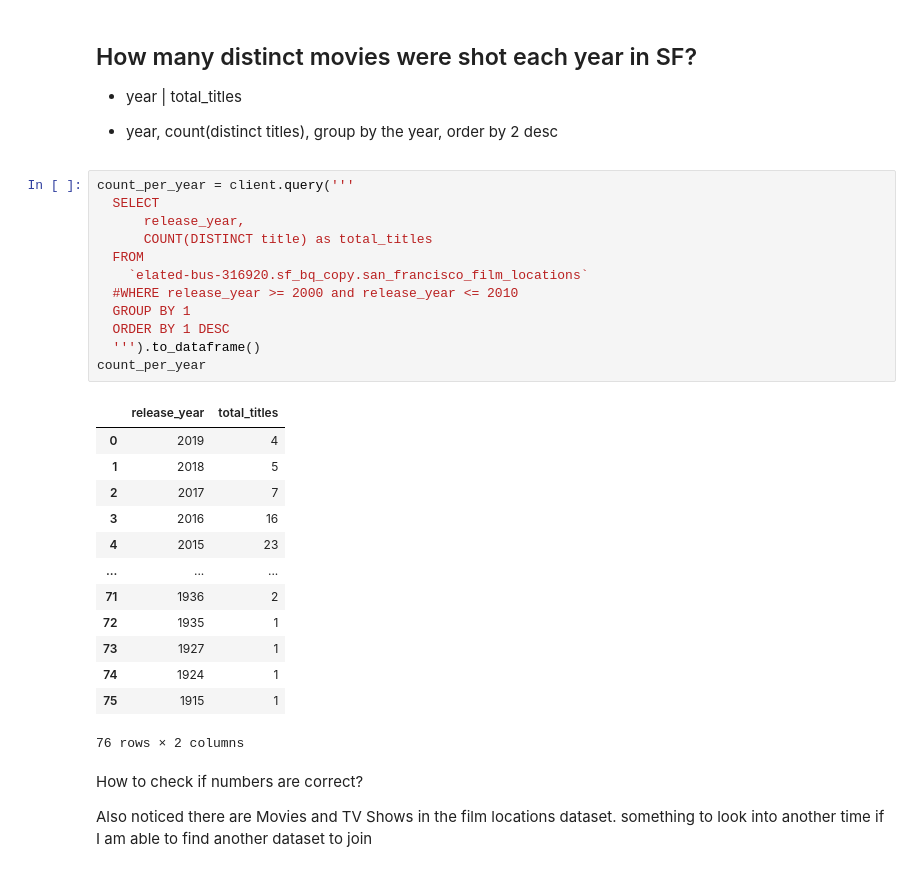
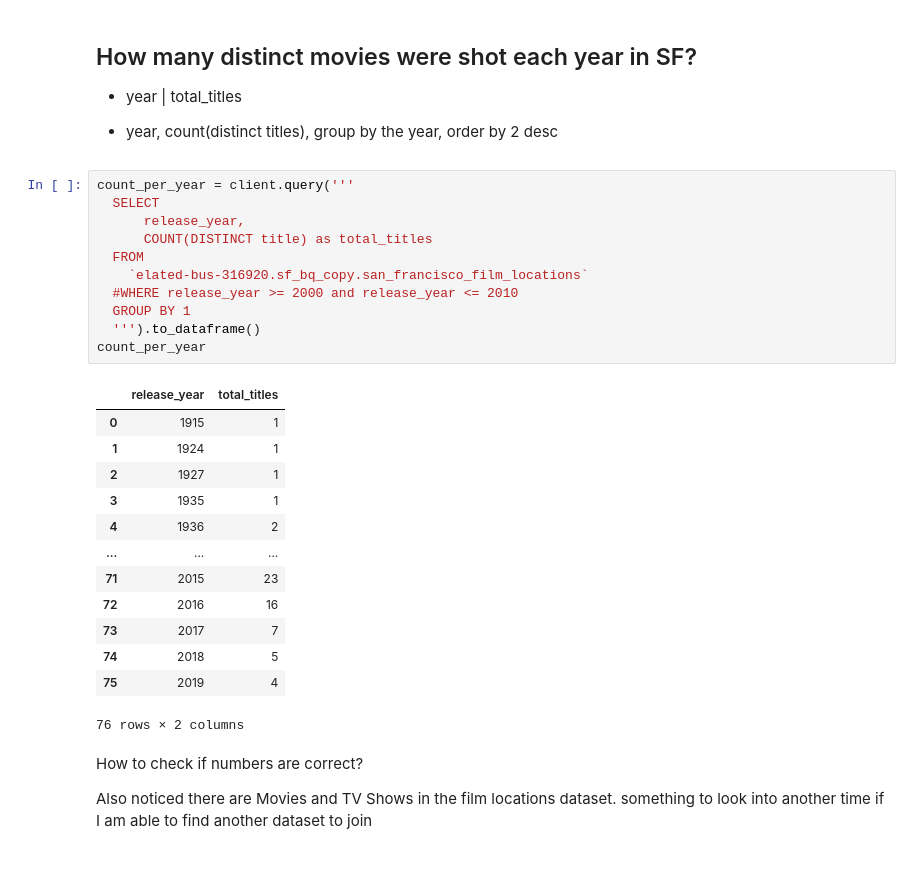
Before and after one commit to abeyp/sf-film-locations, a Jupyter notebook: sf_film_locations_analysis.ipynb, the cells around one changed output. Saved outputs shown, nothing was run; the diff lists cells and outputs as text.

```diff
--- a/sf_film_locations_analysis.ipynb
+++ b/sf_film_locations_analysis.ipynb
@@ -106,28 +112,27 @@ import matplotlib.pyplot as plt
 # %%
 count_per_year = client.query('''
   SELECT
       release_year,
       COUNT(DISTINCT title) as total_titles
   FROM
     `elated-bus-316920.sf_bq_copy.san_francisco_film_locations`
   #WHERE release_year >= 2000 and release_year <= 2010
   GROUP BY 1
-  ORDER BY 1 DESC
   ''').to_dataframe()
 count_per_year
 # %% [output]
 |  | release_year | total_titles |
-| 0 | 2019 | 4 |
-| 1 | 2018 | 5 |
-| 2 | 2017 | 7 |
-| 3 | 2016 | 16 |
-| 4 | 2015 | 23 |
+| 0 | 1915 | 1 |
+| 1 | 1924 | 1 |
+| 2 | 1927 | 1 |
+| 3 | 1935 | 1 |
+| 4 | 1936 | 2 |
 | ... | ... | ... |
-| 71 | 1936 | 2 |
-| 72 | 1935 | 1 |
-| 73 | 1927 | 1 |
-| 74 | 1924 | 1 |
-| 75 | 1915 | 1 |
+| 71 | 2015 | 23 |
+| 72 | 2016 | 16 |
+| 73 | 2017 | 7 |
+| 74 | 2018 | 5 |
+| 75 | 2019 | 4 |
 76 rows × 2 columns
 # %% [markdown]
 How to check if numbers are correct?
```
Also changed, not shown: parts of 41 cells of this notebook.
